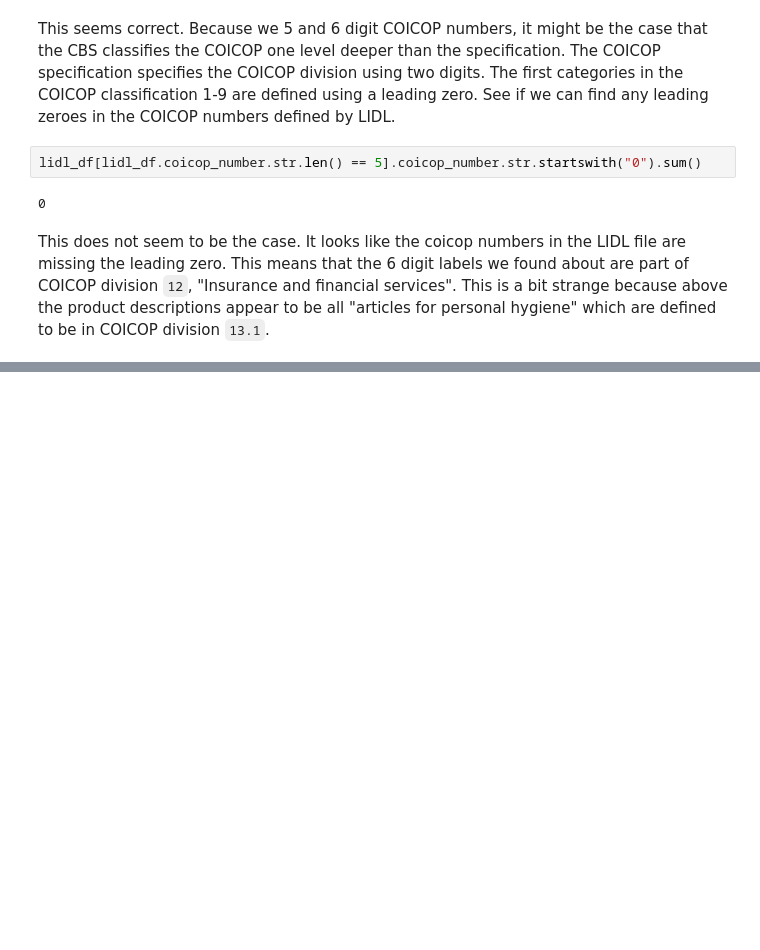
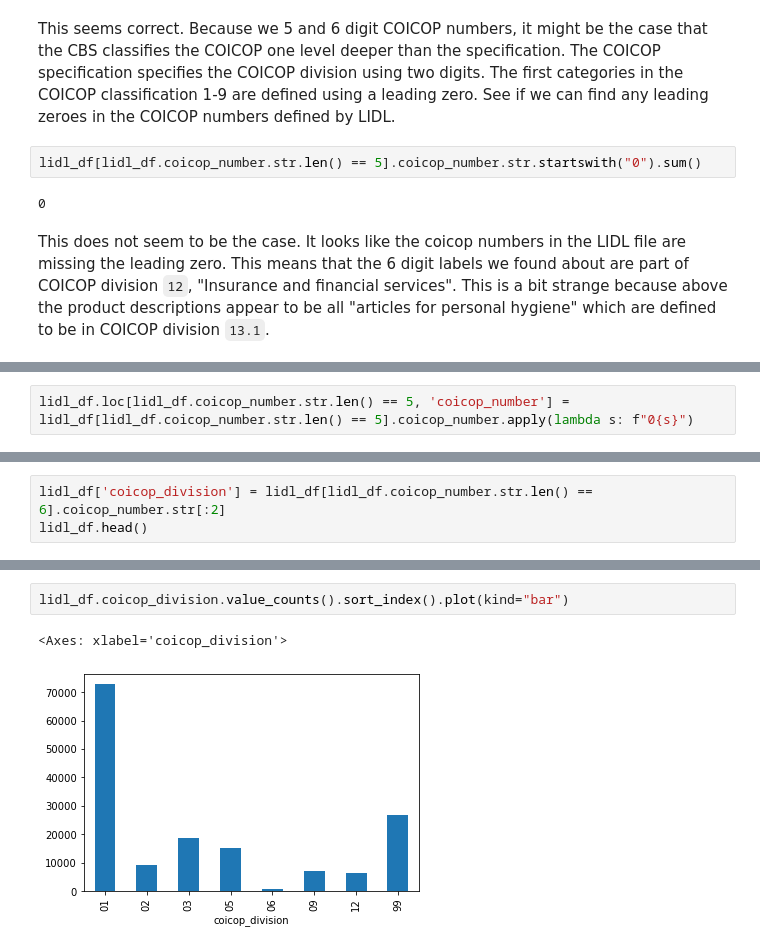
Before and after one commit to ssi-wp3/ssi-wp3, a Jupyter notebook: Notebooks/01-Data-Exploration.ipynb, the cells around one changed output, grey strips where cells are left out. Cells and saved outputs as stored; diff of their text form; blank space fills up the shorter version.

Commit message:
Added bar plot of COICOP divisions

```diff
--- a/Notebooks/01-Data-Exploration.ipynb
+++ b/Notebooks/01-Data-Exploration.ipynb
@@ -158,0 +161,2 @@ lidl_df[(lidl_df.coicop_number.str.len() == 6) & (lidl_df.coicop_number.str.star
+# %%
+lidl_df.loc[lidl_df.coicop_number.str.len() == 5, 'coicop_number'] = lidl_df[lidl_df.coicop_number.str.len() == 5].coicop_number.apply(lambda s: f"0{s}")
@@ -158,0 +169,3 @@ lidl_df[(lidl_df.coicop_number.str.len() == 6) & (lidl_df.coicop_number.str.star
+# %%
+lidl_df['coicop_division'] = lidl_df[lidl_df.coicop_number.str.len() == 6].coicop_number.str[:2]
+lidl_df.head()
@@ -158,0 +179,5 @@ lidl_df[(lidl_df.coicop_number.str.len() == 6) & (lidl_df.coicop_number.str.star
+# %%
+lidl_df.coicop_division.value_counts().sort_index().plot(kind="bar")
+# %% [output]
+<Axes: xlabel='coicop_division'>
+[figure, added]
```
Also changed, not shown: parts of 3 cells of this notebook.
